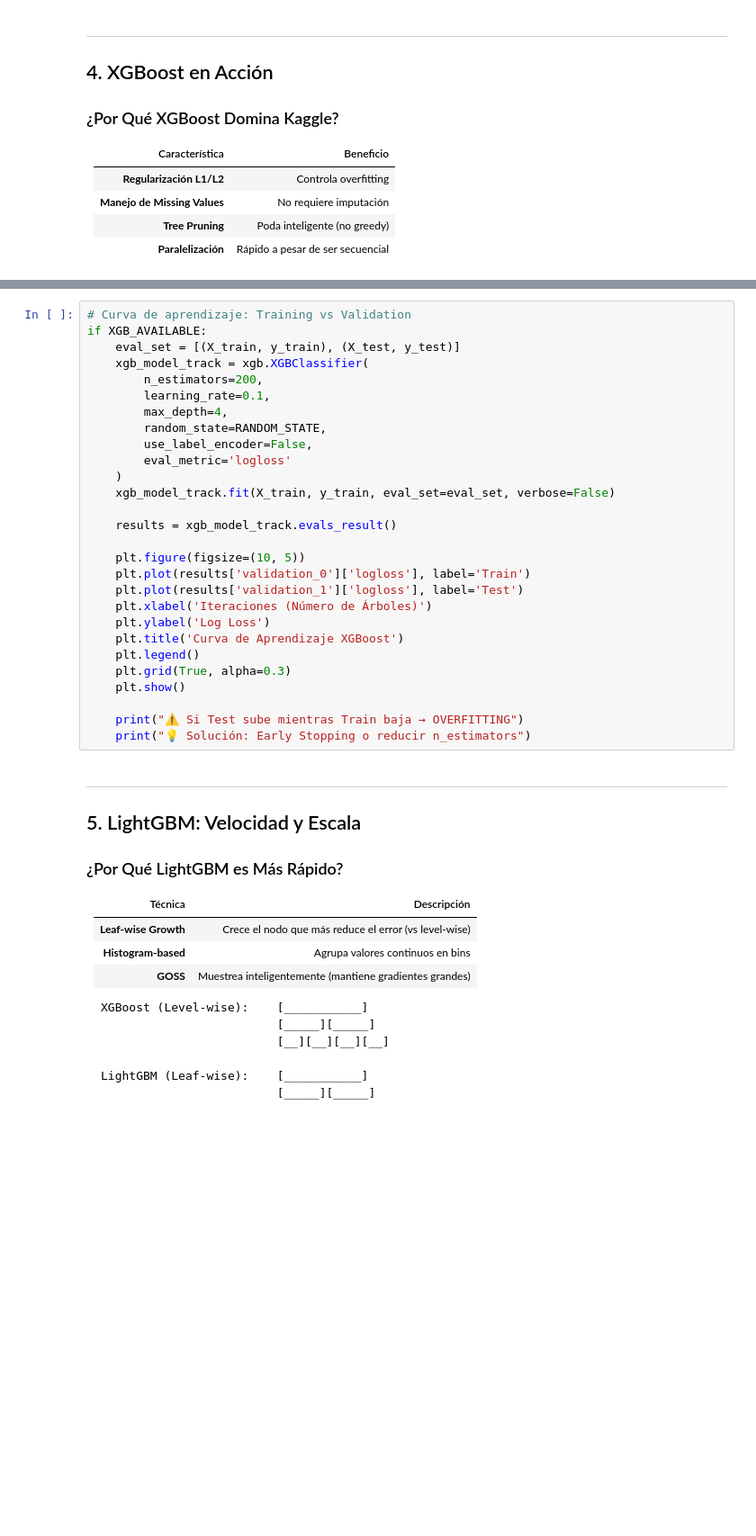
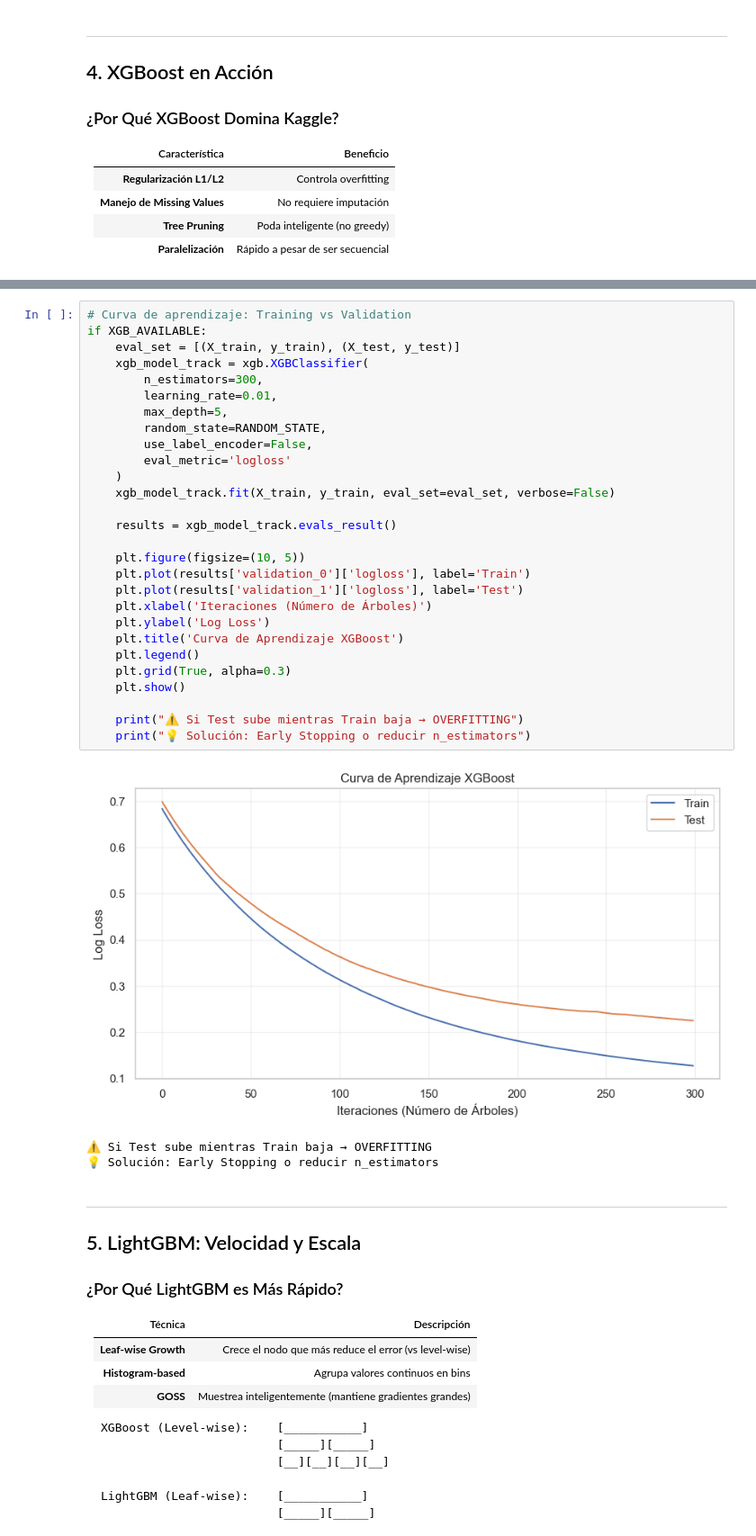
Before and after one commit to JordanKingPeru/ml-supervisado-uni, a Jupyter notebook: 02_Sesion_Arboles_Ensembles/notebooks/00c_Gradient_Boosting_Intro.ipynb, the cells around one changed output, grey strips where cells are left out. Shown: that part at 90% size. Drawn from its saved outputs; the diff is of its cells as text; blank space fills up the shorter version.

```diff
--- a/02_Sesion_Arboles_Ensembles/notebooks/00c_Gradient_Boosting_Intro.ipynb
+++ b/02_Sesion_Arboles_Ensembles/notebooks/00c_Gradient_Boosting_Intro.ipynb
@@ -151,31 +155,35 @@ else:
 # %%
 # Curva de aprendizaje: Training vs Validation
 if XGB_AVAILABLE:
     eval_set = [(X_train, y_train), (X_test, y_test)]
     xgb_model_track = xgb.XGBClassifier(
-        n_estimators=200,
-        learning_rate=0.1,
-        max_depth=4,
+        n_estimators=300,
+        learning_rate=0.01,
+        max_depth=5,
         random_state=RANDOM_STATE,
         use_label_encoder=False,
         eval_metric='logloss'
     )
     xgb_model_track.fit(X_train, y_train, eval_set=eval_set, verbose=False)
 
     results = xgb_model_track.evals_result()
 
     plt.figure(figsize=(10, 5))
     plt.plot(results['validation_0']['logloss'], label='Train')
     plt.plot(results['validation_1']['logloss'], label='Test')
     plt.xlabel('Iteraciones (Número de Árboles)')
     plt.ylabel('Log Loss')
     plt.title('Curva de Aprendizaje XGBoost')
     plt.legend()
     plt.grid(True, alpha=0.3)
     plt.show()
 
     print("⚠️ Si Test sube mientras Train baja → OVERFITTING")
     print("💡 Solución: Early Stopping o reducir n_estimators")
+# %% [output]
+[figure, added]
+⚠️ Si Test sube mientras Train baja → OVERFITTING
+💡 Solución: Early Stopping o reducir n_estimators
 # %% [markdown]
 ---
 
```
Also changed, not shown: parts of 8 cells of this notebook, 2 other files.
